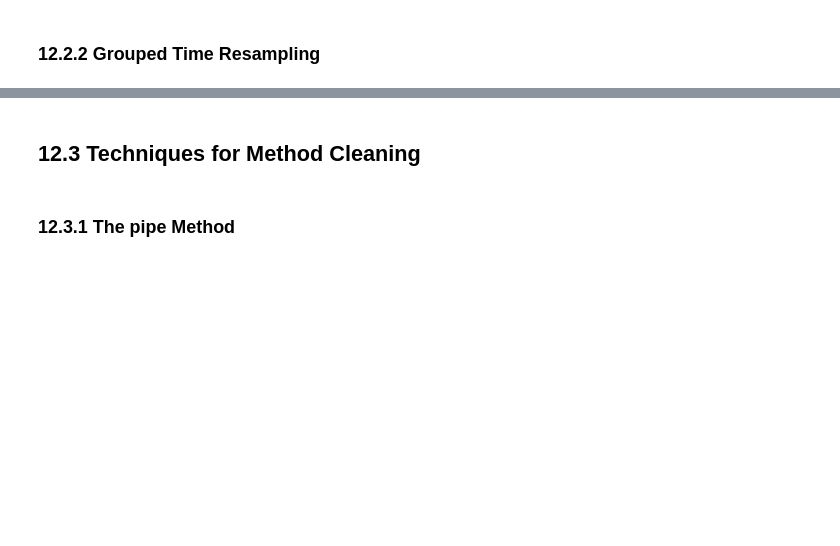
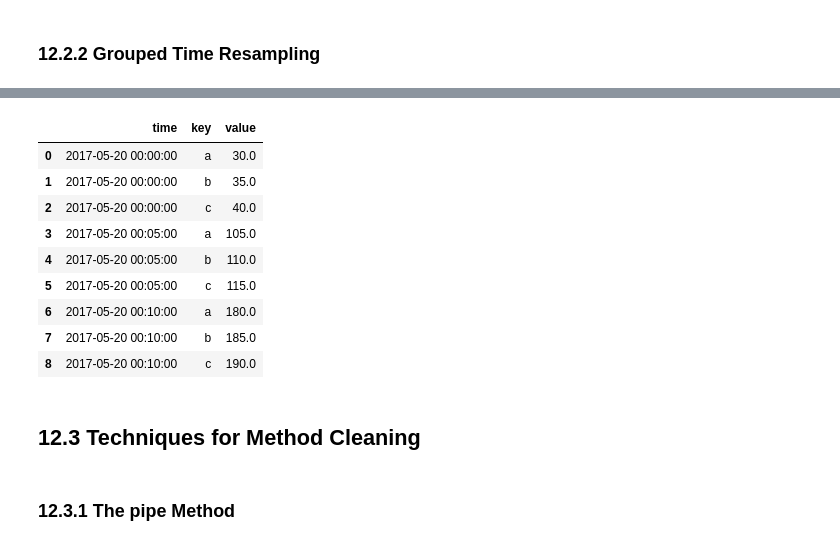
Before and after one commit to brandonbluong/Python-for-Data-Analysis, a Jupyter notebook: 12_Advanced_Pandas.ipynb, the cells around one changed output, grey strips where cells are left out. Cells and saved outputs as stored; diff of their text form; code cells hidden in the pictures; blank space fills up the shorter version.

```diff
--- a/12_Advanced_Pandas.ipynb
+++ b/12_Advanced_Pandas.ipynb
@@ -359,0 +571,5 @@ pd.get_dummies(cat_s)
+# %%
+df2 = pd.DataFrame({'time': times.repeat(3),
+                    'key': np.tile(['a', 'b', 'c'], N),
+                    'value': np.arange(N * 3.)})
+df2[:7]
@@ -359,0 +585,6 @@ pd.get_dummies(cat_s)
+# %%
+# NOTE: TimeGrouper() is deprecated
+# NOTE: Use pandas.Grouper()
+
+resampled = df2.set_index('time').groupby([pd.Grouper(freq='5T'), 'key']).sum()
+resampled
@@ -360,3 +603,16 @@ pd.get_dummies(cat_s)
+# %%
+resampled.reset_index()
+# %% [output]
+|  | time | key | value |
+| 0 | 2017-05-20 00:00:00 | a | 30.0 |
+| 1 | 2017-05-20 00:00:00 | b | 35.0 |
+| 2 | 2017-05-20 00:00:00 | c | 40.0 |
+| 3 | 2017-05-20 00:05:00 | a | 105.0 |
+| 4 | 2017-05-20 00:05:00 | b | 110.0 |
+| 5 | 2017-05-20 00:05:00 | c | 115.0 |
+| 6 | 2017-05-20 00:10:00 | a | 180.0 |
+| 7 | 2017-05-20 00:10:00 | b | 185.0 |
+| 8 | 2017-05-20 00:10:00 | c | 190.0 |
 # %% [markdown]
 ## 12.3 Techniques for Method Cleaning
 # %% [markdown]
```
Also changed, not shown: parts of 21 cells of this notebook.
